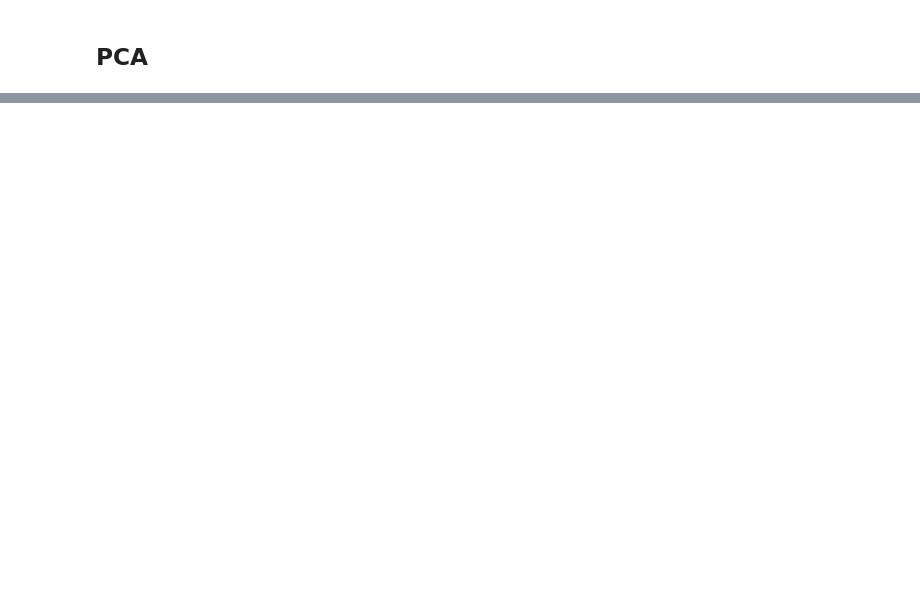
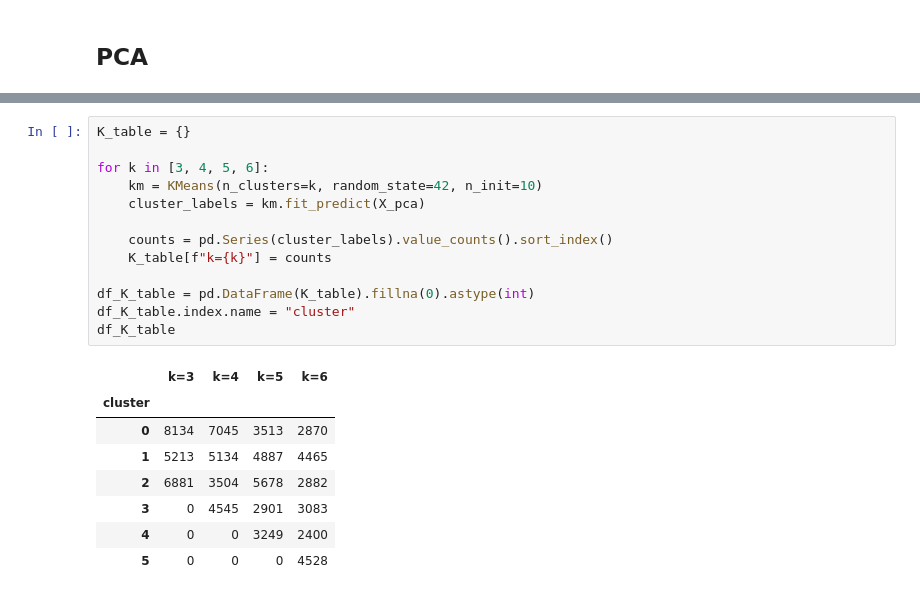
Before and after one commit to josefinoleryd/california-housing-ml, a Jupyter notebook: notebooks/cluster-analysis-2.ipynb, the cells around one changed output, grey strips where cells are left out. Cells and saved outputs as stored; diff of their text form; blank space fills up the shorter version.

```diff
--- a/notebooks/VG.ipynb
+++ b/notebooks/cluster-analysis-2.ipynb
@@ -325,0 +299,22 @@ plt.show()
+# %%
+K_table = {}
+
+for k in [3, 4, 5, 6]:
+    km = KMeans(n_clusters=k, random_state=42, n_init=10)
+    cluster_labels = km.fit_predict(X_pca)
+
+    counts = pd.Series(cluster_labels).value_counts().sort_index()
+    K_table[f"k={k}"] = counts
+
+df_K_table = pd.DataFrame(K_table).fillna(0).astype(int)
+df_K_table.index.name = "cluster"
+df_K_table
+# %% [output]
+|  | k=3 | k=4 | k=5 | k=6 |
+| cluster |  |  |  |  |
+| 0 | 8134 | 7045 | 3513 | 2870 |
+| 1 | 5213 | 5134 | 4887 | 4465 |
+| 2 | 6881 | 3504 | 5678 | 2882 |
+| 3 | 0 | 4545 | 2901 | 3083 |
+| 4 | 0 | 0 | 3249 | 2400 |
+| 5 | 0 | 0 | 0 | 4528 |
```
Also changed, not shown: parts of 10 cells of this notebook, 2 other files.
